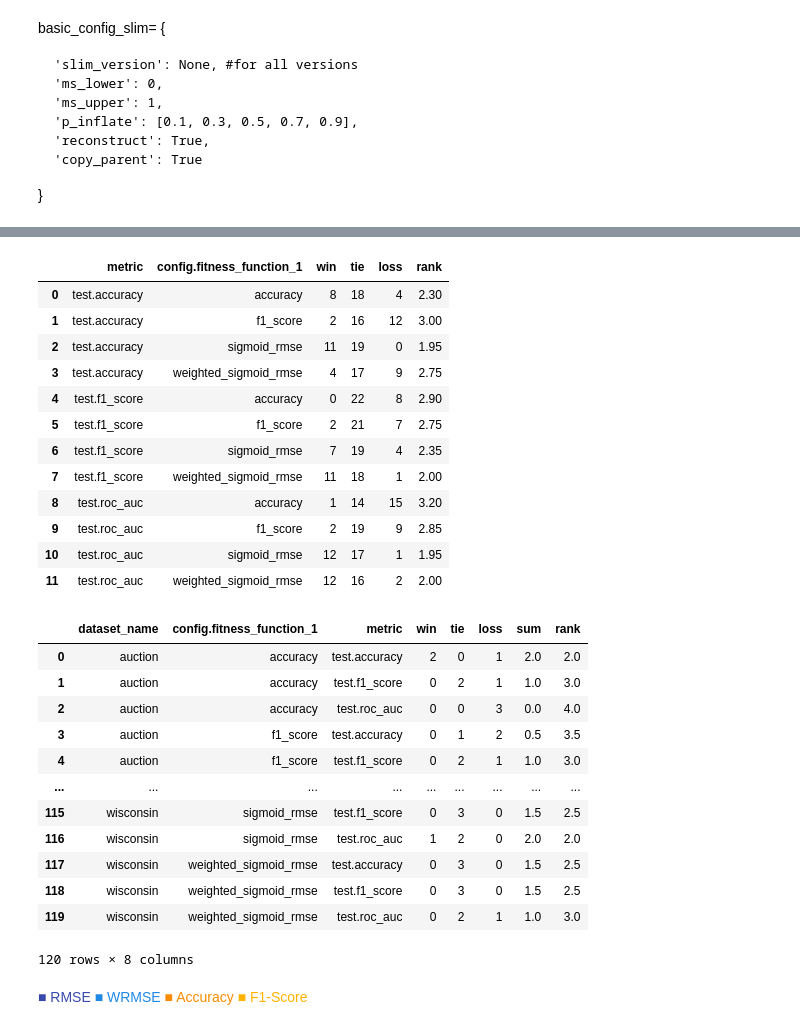
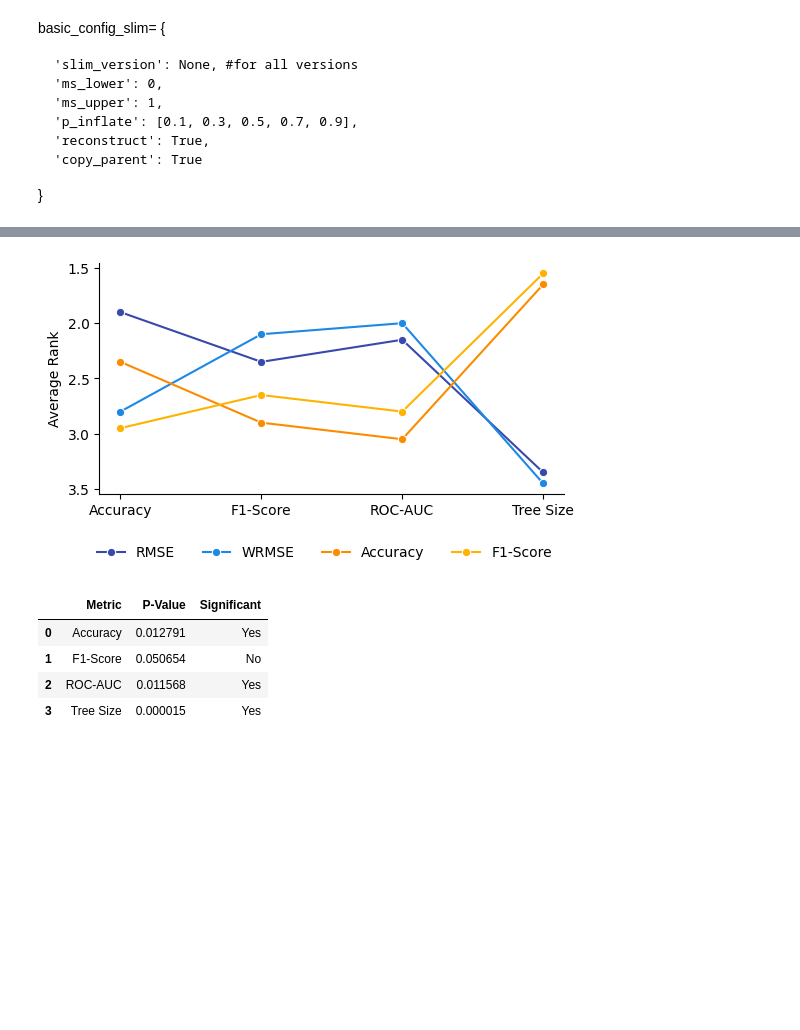
Before and after one commit to LeonDebatin/slim, a Jupyter notebook: mastero/experiments/RQ_Fitness/Fitness_analysis.ipynb, the cells around one changed output, grey strips where cells are left out. Cells and saved outputs as stored; diff of their text form; code cells hidden in the pictures; blank space fills up the shorter version.

```diff
--- a/mastero/experiments/RQ_Fitness/Fitness_analysis.ipynb
+++ b/mastero/experiments/RQ_Fitness/Fitness_analysis.ipynb
@@ -69,37 +64,12 @@ ana_fitness.wtl_1v1
+# %%
+ana_fitness.ranks_plot[0]
+# %% [output]
+[figure, added]
 # %%
-ana_fitness.wtl_agg
+ana_fitness.friedman_pvalues
 # %% [output]
-|  | metric | config.fitness_function_1 | win | tie | loss | rank |
-| 0 | test.accuracy | accuracy | 8 | 18 | 4 | 2.30 |
-| 1 | test.accuracy | f1_score | 2 | 16 | 12 | 3.00 |
-| 2 | test.accuracy | sigmoid_rmse | 11 | 19 | 0 | 1.95 |
-| 3 | test.accuracy | weighted_sigmoid_rmse | 4 | 17 | 9 | 2.75 |
-| 4 | test.f1_score | accuracy | 0 | 22 | 8 | 2.90 |
-| 5 | test.f1_score | f1_score | 2 | 21 | 7 | 2.75 |
-| 6 | test.f1_score | sigmoid_rmse | 7 | 19 | 4 | 2.35 |
-| 7 | test.f1_score | weighted_sigmoid_rmse | 11 | 18 | 1 | 2.00 |
-| 8 | test.roc_auc | accuracy | 1 | 14 | 15 | 3.20 |
-| 9 | test.roc_auc | f1_score | 2 | 19 | 9 | 2.85 |
-| 10 | test.roc_auc | sigmoid_rmse | 12 | 17 | 1 | 1.95 |
-| 11 | test.roc_auc | weighted_sigmoid_rmse | 12 | 16 | 2 | 2.00 |
+|  | Metric | P-Value | Significant |
+| 0 | Accuracy | 0.012791 | Yes |
+| 1 | F1-Score | 0.050654 | No |
+| 2 | ROC-AUC | 0.011568 | Yes |
+| 3 | Tree Size | 0.000015 | Yes |
-# %%
-ana_fitness.wtl_detailed
-# %% [output]
-|  | dataset_name | config.fitness_function_1 | metric | win | tie | loss | sum | rank |
-| 0 | auction | accuracy | test.accuracy | 2 | 0 | 1 | 2.0 | 2.0 |
-| 1 | auction | accuracy | test.f1_score | 0 | 2 | 1 | 1.0 | 3.0 |
-| 2 | auction | accuracy | test.roc_auc | 0 | 0 | 3 | 0.0 | 4.0 |
-| 3 | auction | f1_score | test.accuracy | 0 | 1 | 2 | 0.5 | 3.5 |
-| 4 | auction | f1_score | test.f1_score | 0 | 2 | 1 | 1.0 | 3.0 |
-| ... | ... | ... | ... | ... | ... | ... | ... | ... |
-| 115 | wisconsin | sigmoid_rmse | test.f1_score | 0 | 3 | 0 | 1.5 | 2.5 |
-| 116 | wisconsin | sigmoid_rmse | test.roc_auc | 1 | 2 | 0 | 2.0 | 2.0 |
-| 117 | wisconsin | weighted_sigmoid_rmse | test.accuracy | 0 | 3 | 0 | 1.5 | 2.5 |
-| 118 | wisconsin | weighted_sigmoid_rmse | test.f1_score | 0 | 3 | 0 | 1.5 | 2.5 |
-| 119 | wisconsin | weighted_sigmoid_rmse | test.roc_auc | 0 | 2 | 1 | 1.0 | 3.0 |
-120 rows × 8 columns
-# %% [markdown]
-<span style="color:#3949ab;">&#9632;  RMSE</span>
-<span style="color:#1e88e5;">&#9632; WRMSE</span>
-<span style="color:#fb8c00;">&#9632;  Accuracy</span>
-<span style="color:#ffb300;">&#9632;  F1-Score</span>
```
Also changed, not shown: parts of 23 cells of this notebook, 37 other files.
